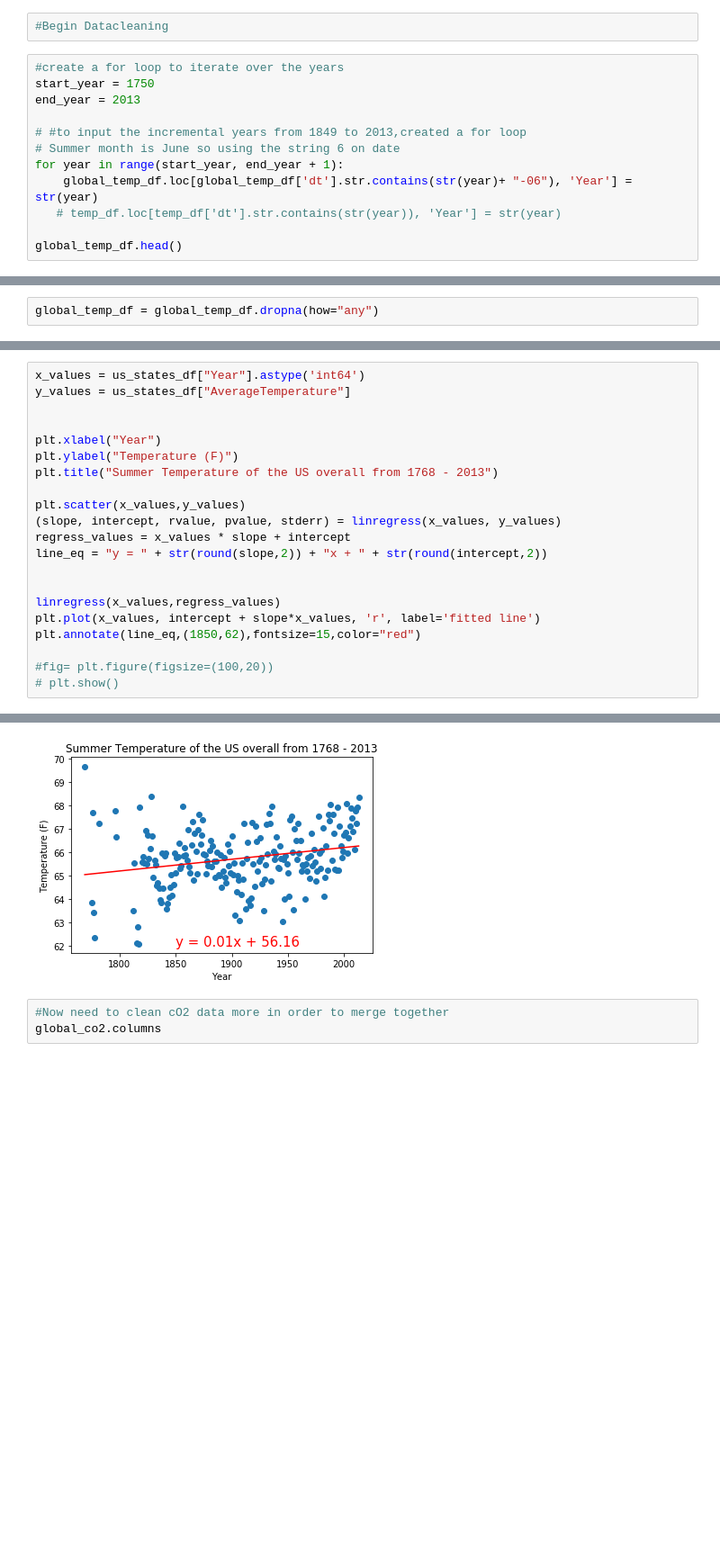
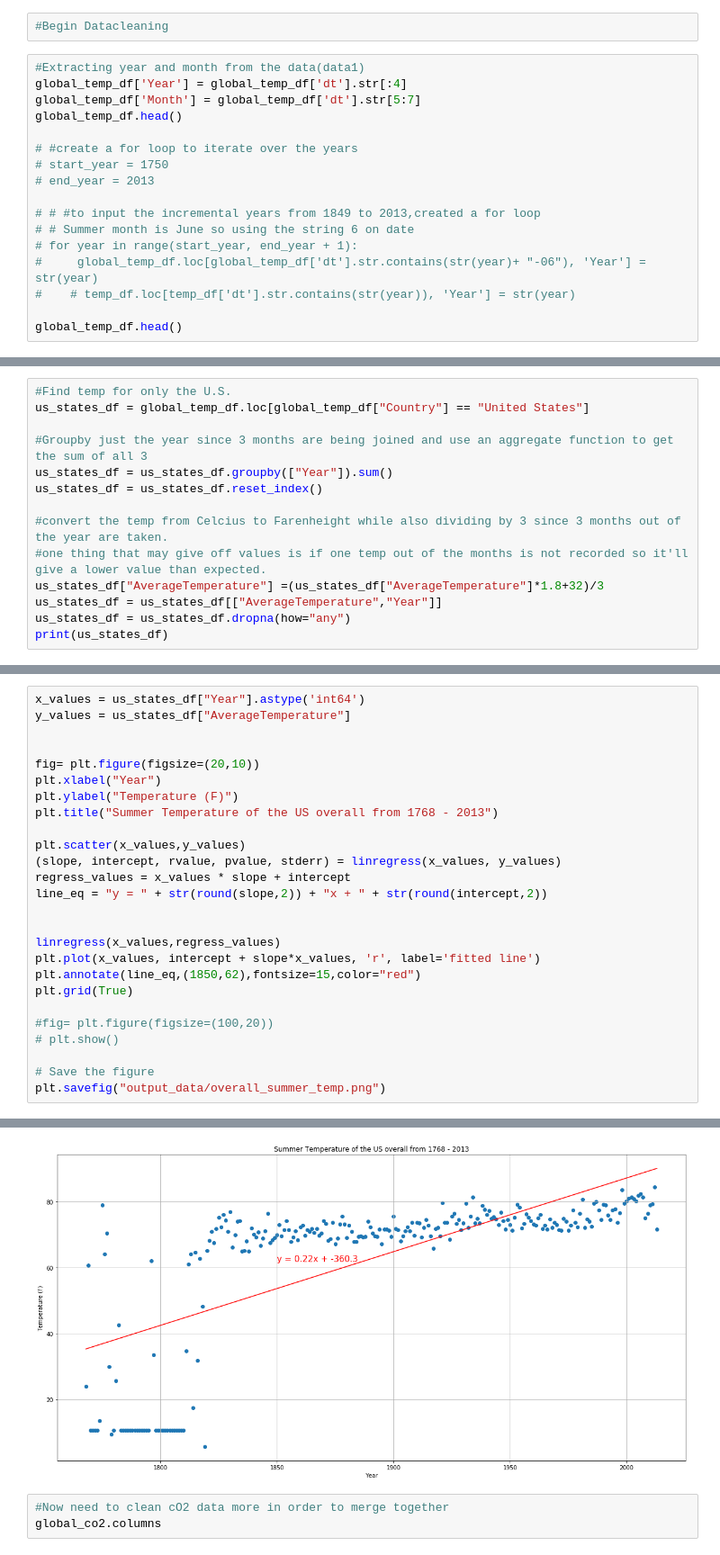
Before and after one commit to KennytheSun/Global_Warming_Repo, a Jupyter notebook: Script/Overall_US_Temp_CO2emissions_1768-2013.ipynb, the cells around one changed output, grey strips where cells are left out. Shown: that part at 90% size. Saved outputs shown, nothing was run; the diff lists cells and outputs as text; blank space fills up the shorter version.

Commit message:
Edited code to get the average temp of Jun-Aug

```diff
--- a/Script/Overall_US_Temp_CO2emissions_1768-2013.ipynb
+++ b/Script/Overall_US_Temp_CO2emissions_1768-2013.ipynb
@@ -61,15 +61,20 @@ Looking at the data above we can see that this data has country temp data starti
 # %%
 #Begin Datacleaning
 # %%
-#create a for loop to iterate over the years
-start_year = 1750
-end_year = 2013
+#Extracting year and month from the data(data1)
+global_temp_df['Year'] = global_temp_df['dt'].str[:4]
+global_temp_df['Month'] = global_temp_df['dt'].str[5:7]
+global_temp_df.head()
 
-# #to input the incremental years from 1849 to 2013,created a for loop
-# Summer month is June so using the string 6 on date
-for year in range(start_year, end_year + 1):
-    global_temp_df.loc[global_temp_df['dt'].str.contains(str(year)+ "-06"), 'Year'] = str(year)
-   # temp_df.loc[temp_df['dt'].str.contains(str(year)), 'Year'] = str(year)
+# #create a for loop to iterate over the years
+# start_year = 1750
+# end_year = 2013
+
+# # #to input the incremental years from 1849 to 2013,created a for loop
+# # Summer month is June so using the string 6 on date
+# for year in range(start_year, end_year + 1):
+#     global_temp_df.loc[global_temp_df['dt'].str.contains(str(year)+ "-06"), 'Year'] = str(year)
+#    # temp_df.loc[temp_df['dt'].str.contains(str(year)), 'Year'] = str(year)
 
 global_temp_df.head()
 # %% [output]
@@ -82,2 +86,0 @@ global_temp_df.head()
-# %%
-global_temp_df = global_temp_df.dropna(how="any")
@@ -120,0 +101,14 @@ See the caveats in the documentation: http://pandas.pydata.org/pandas-docs/stabl
+# %%
+#Find temp for only the U.S.
+us_states_df = global_temp_df.loc[global_temp_df["Country"] == "United States"]
+
+#Groupby just the year since 3 months are being joined and use an aggregate function to get the sum of all 3
+us_states_df = us_states_df.groupby(["Year"]).sum()
+us_states_df = us_states_df.reset_index()
+
+#convert the temp from Celcius to Farenheight while also dividing by 3 since 3 months out of the year are taken.
+#one thing that may give off values is if one temp out of the months is not recorded so it'll give a lower value than expected.
+us_states_df["AverageTemperature"] =(us_states_df["AverageTemperature"]*1.8+32)/3
+us_states_df = us_states_df[["AverageTemperature","Year"]]
+us_states_df = us_states_df.dropna(how="any")
+print(us_states_df)
@@ -123,6 +135,7 @@ x_values = us_states_df["Year"].astype('int64')
 y_values = us_states_df["AverageTemperature"]
 
 
+fig= plt.figure(figsize=(20,10))
 plt.xlabel("Year")
 plt.ylabel("Temperature (F)")
 plt.title("Summer Temperature of the US overall from 1768 - 2013")
@@ -136,7 +149,11 @@ line_eq = "y = " + str(round(slope,2)) + "x + " + str(round(intercept,2))
 linregress(x_values,regress_values)
 plt.plot(x_values, intercept + slope*x_values, 'r', label='fitted line')
 plt.annotate(line_eq,(1850,62),fontsize=15,color="red")
+plt.grid(True)
 
 #fig= plt.figure(figsize=(100,20))
 # plt.show()
+
+# Save the figure
+plt.savefig("output_data/overall_summer_temp.png")
 # %% [output]
@@ -144,4 +160,4 @@ Text(1850, 62, 'y = 0.01x + 56.16')
-[figure, old version]
+[figure, new version]
 # %%
 #Now need to clean cO2 data more in order to merge together
 global_co2.columns
```
Also changed, not shown: parts of 9 cells of this notebook.
